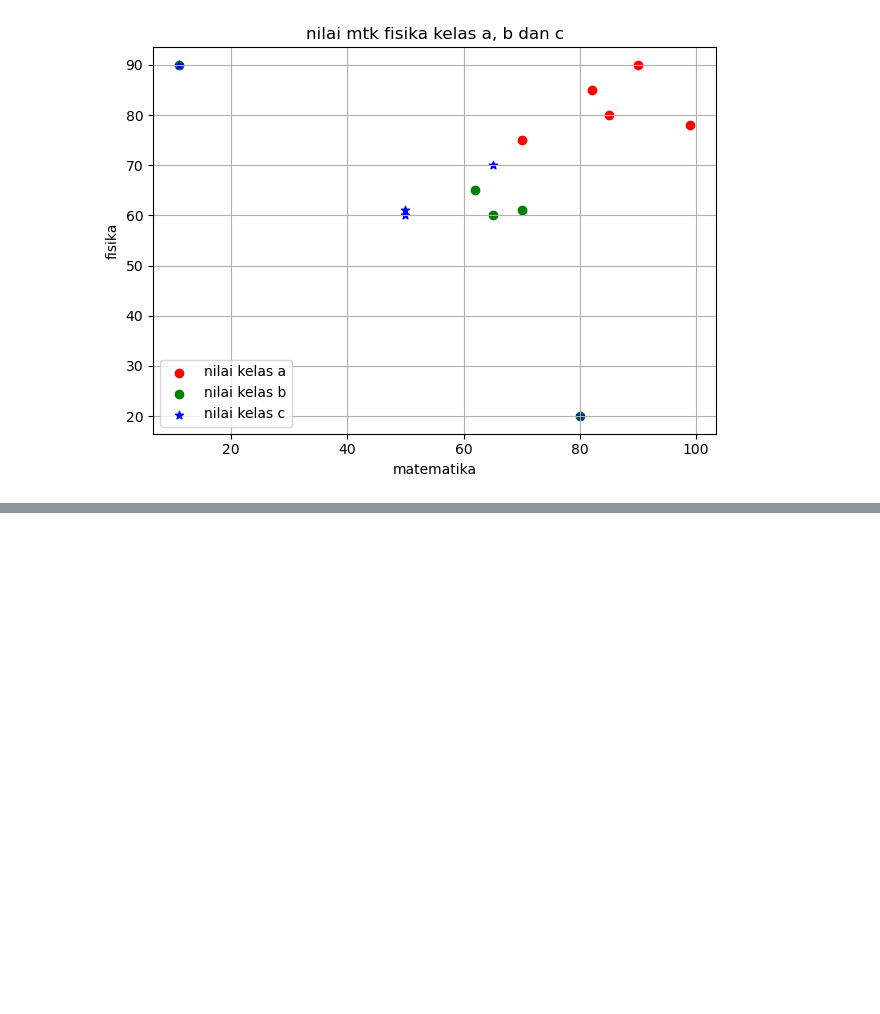
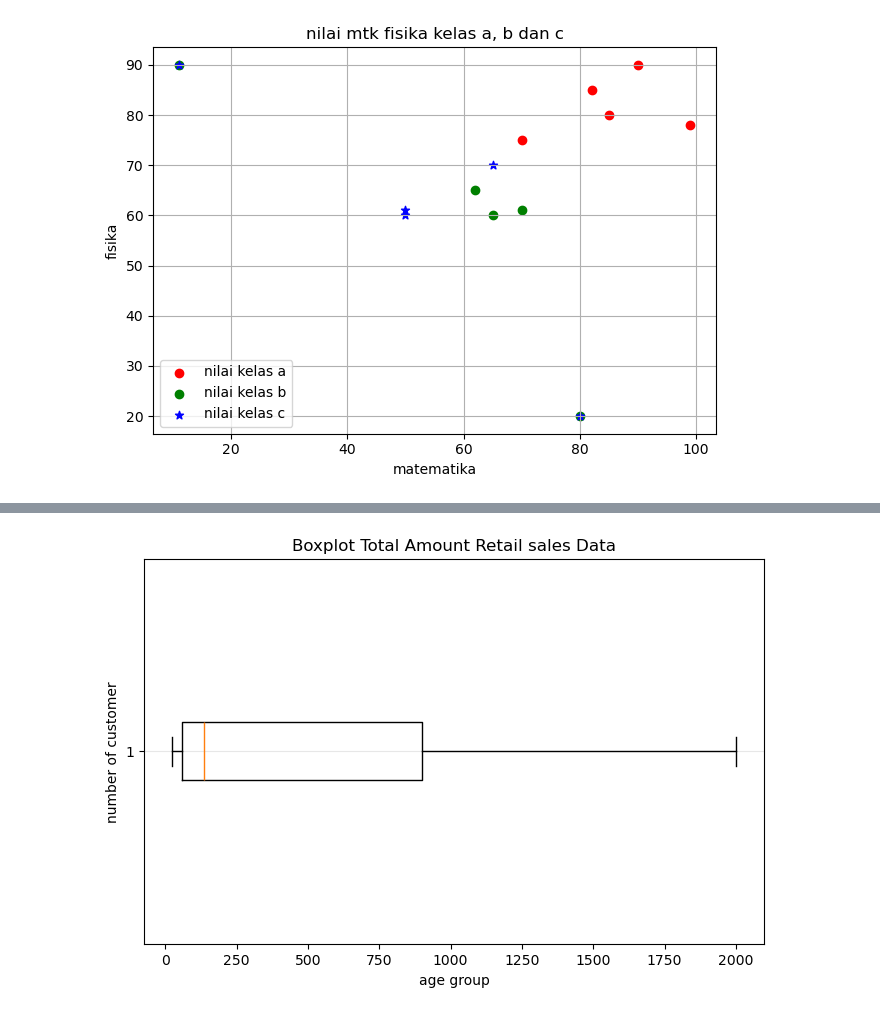
Before and after one commit to mhmmd-aziz/ML, a Jupyter notebook: week2/matplotlib.ipynb, the cells around one changed output, grey strips where cells are left out. Drawn from its saved outputs; the diff is of its cells as text; code cells hidden in the pictures; blank space fills up the shorter version.

```diff
--- a/week2/matplotlib.ipynb
+++ b/week2/matplotlib.ipynb
@@ -141,0 +192,9 @@ plt.show
+# %%
+plt.figure(figsize=(8, 5))
+plt.boxplot(df['Total Amount'], vert=False)
+plt.title('Boxplot Total Amount Retail sales Data')
+plt.xlabel('age group')
+plt.ylabel('number of customer')
+plt.grid(axis='y', alpha=0.3)
+# %% [output]
+[figure, added]
```
Also changed, not shown: parts of 21 cells of this notebook, 5 other files.
